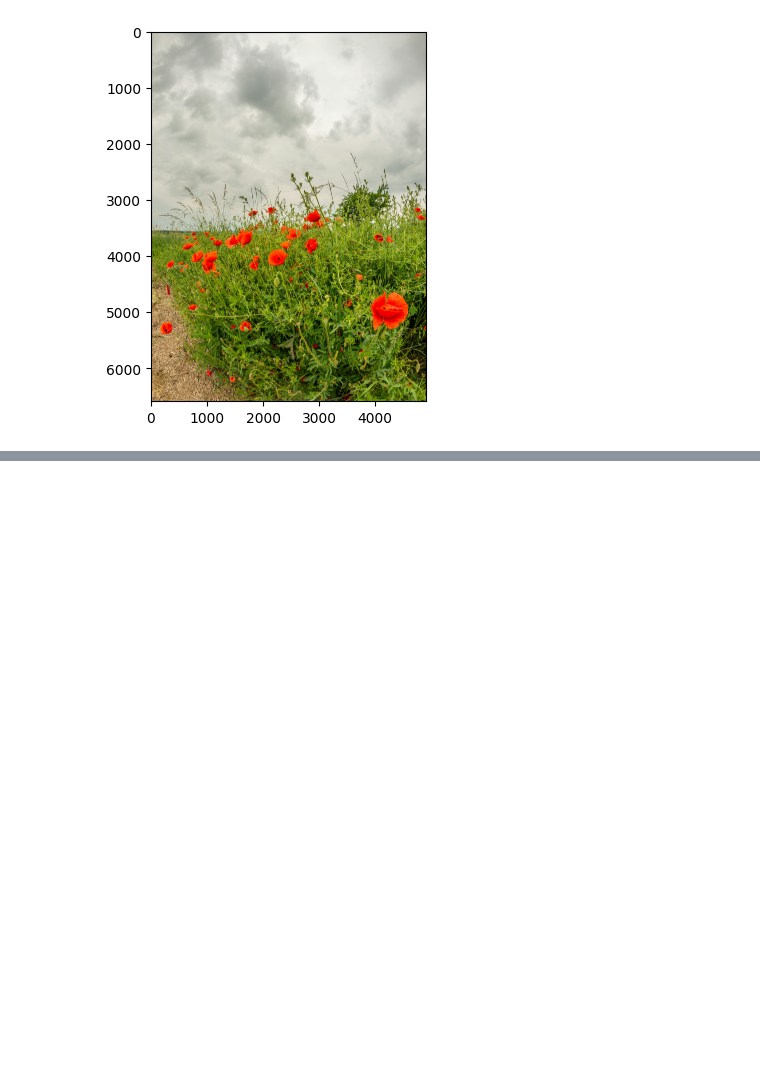
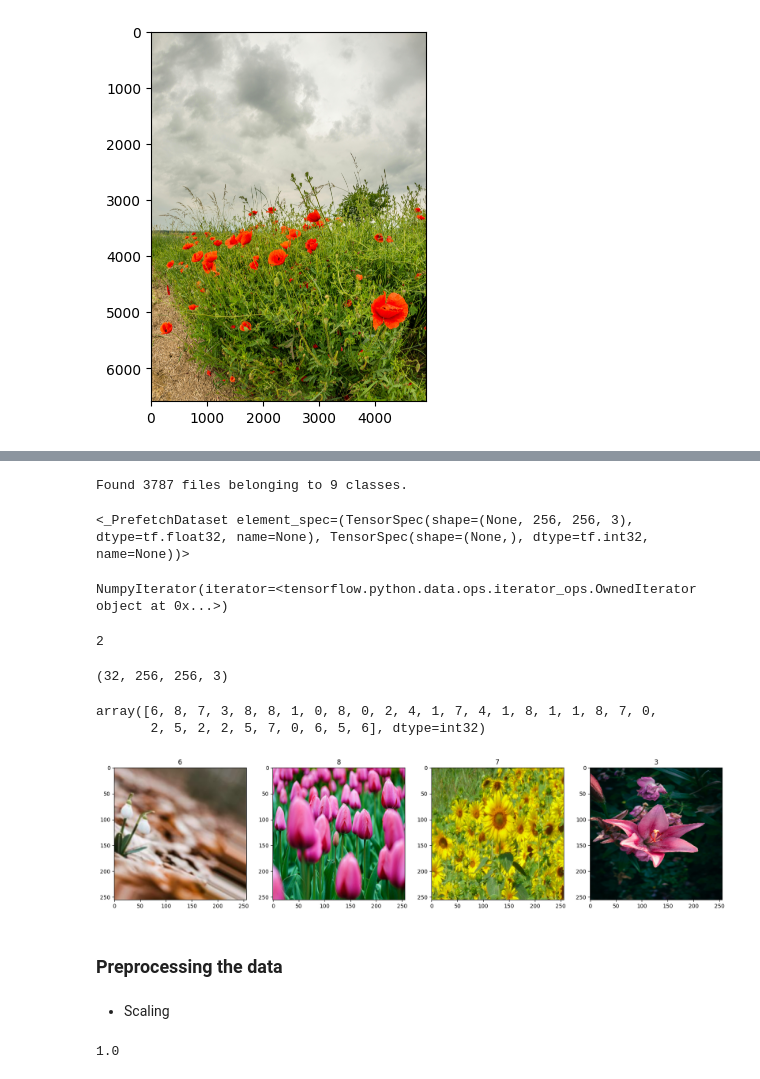
Before and after one commit to BejenaruIoanMatei/Plantsy, a Jupyter notebook: app/main.ipynb, the cells around one changed output, grey strips where cells are left out. Cells and saved outputs as stored; diff of their text form; code cells hidden in the pictures; blank space fills up the shorter version.

Commit message:
8. Preprocessing the data

```diff
--- a/app/main.ipynb
+++ b/app/main.ipynb
@@ -85,0 +94,38 @@ plt.imshow(cv2.cvtColor(img2, cv2.COLOR_BGR2RGB))
+# %%
+data = tf.keras.utils.image_dataset_from_directory('data')
+# %% [output]
+Found 3787 files belonging to 9 classes.
+# %%
+data
+# %% [output]
+<_PrefetchDataset element_spec=(TensorSpec(shape=(None, 256, 256, 3), dtype=tf.float32, name=None), TensorSpec(shape=(None,), dtype=tf.int32, name=None))>
+# %%
+data_iterator = data.as_numpy_iterator()
+data_iterator
+# %% [output]
+NumpyIterator(iterator=<tensorflow.python.data.ops.iterator_ops.OwnedIterator object at 0x...>)
+# %%
+batch = data_iterator.next()
+print(len(batch))
+# %% [output]
+2
+# %%
+batch[0].shape
+# %% [output]
+(32, 256, 256, 3)
+# %%
+batch[1]
+# %% [output]
+array([6, 8, 7, 3, 8, 8, 1, 0, 8, 0, 2, 4, 1, 7, 4, 1, 8, 1, 1, 8, 7, 0,
+       2, 5, 2, 2, 5, 7, 0, 6, 5, 6], dtype=int32)
+# %%
+fig, ax = plt.subplots(ncols=4, figsize=(20,20))
+for idx, img in enumerate(batch[0][:4]):
+    ax[idx].imshow(img.astype(int))
+    ax[idx].title.set_text(batch[1][idx])
+# %% [output]
+[figure, added]
+# %% [markdown]
+### Preprocessing the data
+# %% [markdown]
+- Scaling
@@ -85,0 +134,4 @@ plt.imshow(cv2.cvtColor(img2, cv2.COLOR_BGR2RGB))
+# %%
+scaled.max()
+# %% [output]
+1.0
```
Also changed, not shown: parts of 13 cells of this notebook.
